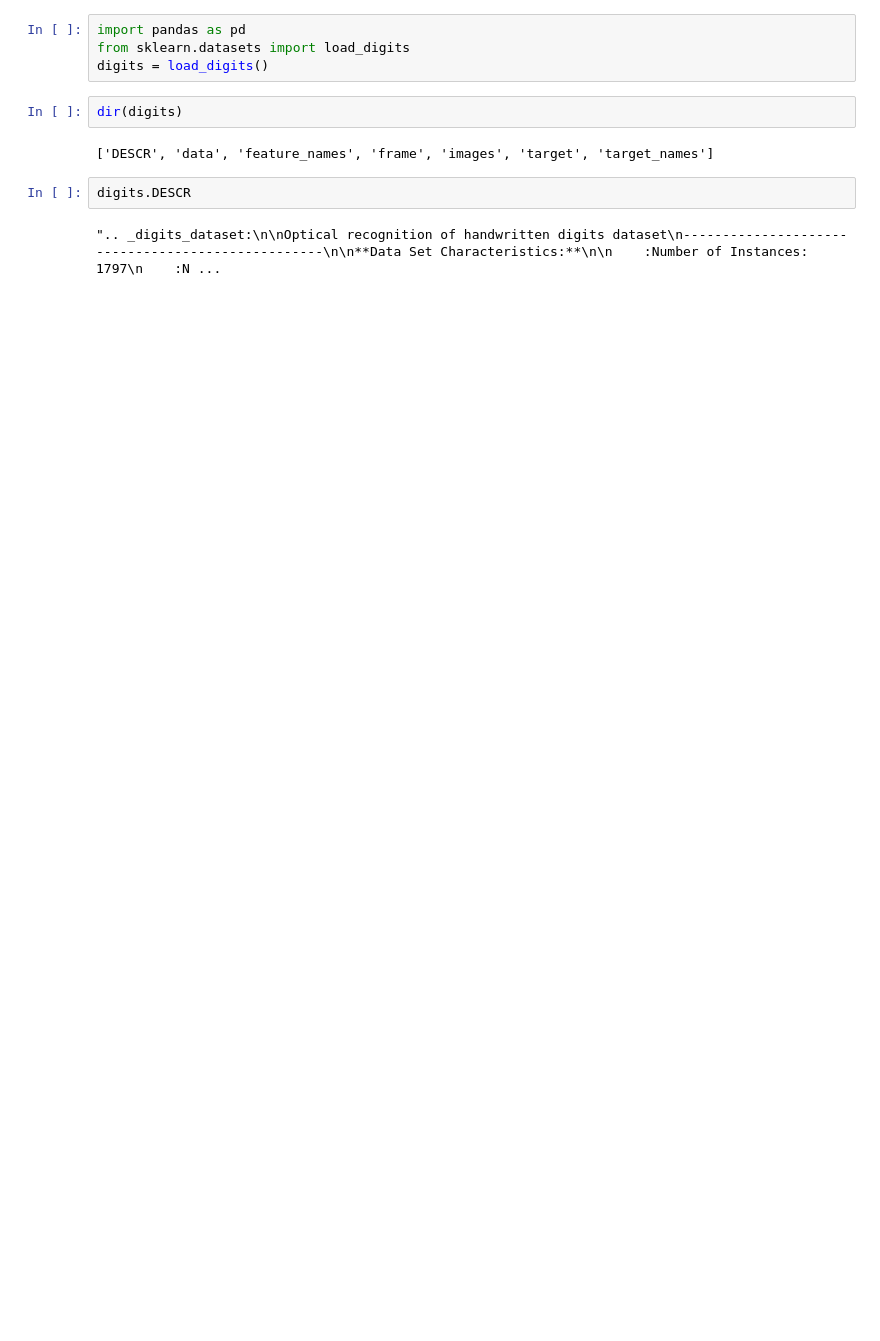
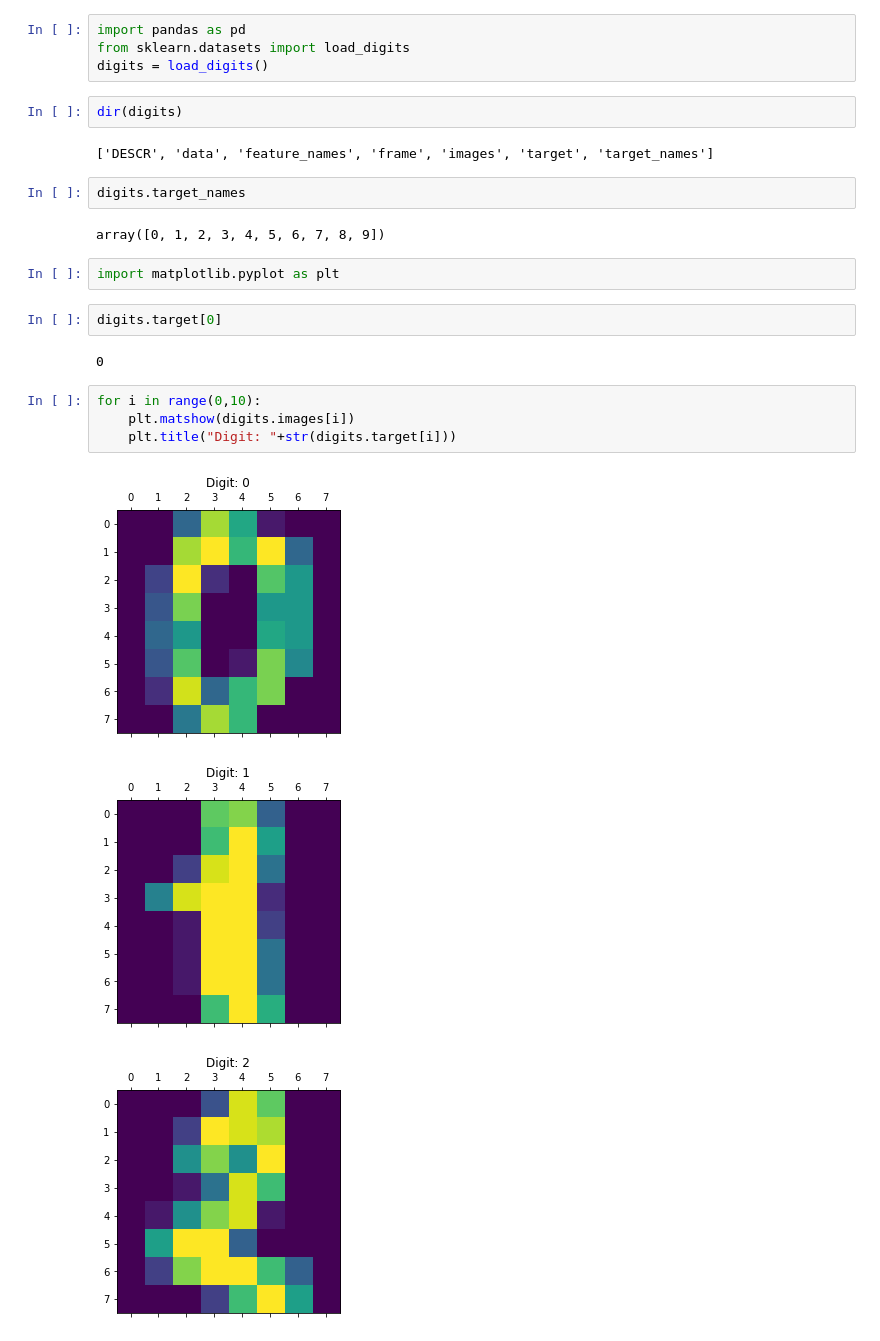
Before and after one commit to Hemanthghs/Machine-Learning, a Jupyter notebook: SVM/SVM_Handwritten_Digit_Classification.ipynb, the cells around one changed output. Cells and saved outputs as stored; diff of their text form; blank space fills up the shorter version.

```diff
--- a/SVM/SVM_Handwritten_Digit_Classification.ipynb
+++ b/SVM/SVM_Handwritten_Digit_Classification.ipynb
@@ -7,6 +7,20 @@ dir(digits)
 # %% [output]
 ['DESCR', 'data', 'feature_names', 'frame', 'images', 'target', 'target_names']
 # %%
-digits.DESCR
+digits.target_names
 # %% [output]
-".. _digits_dataset:\n\nOptical recognition of handwritten digits dataset\n--------------------------------------------------\n\n**Data Set Characteristics:**\n\n    :Number of Instances: 1797\n    :N ...
+array([0, 1, 2, 3, 4, 5, 6, 7, 8, 9])
+# %%
+import matplotlib.pyplot as plt
+# %%
+digits.target[0]
+# %% [output]
+0
+# %%
+for i in range(0,10):
+    plt.matshow(digits.images[i])
+    plt.title("Digit: "+str(digits.target[i]))
+# %% [output]
+[figure, added]
+[figure, added]
+[figure, added]
```
Also changed, not shown: parts of 12 cells of this notebook.
